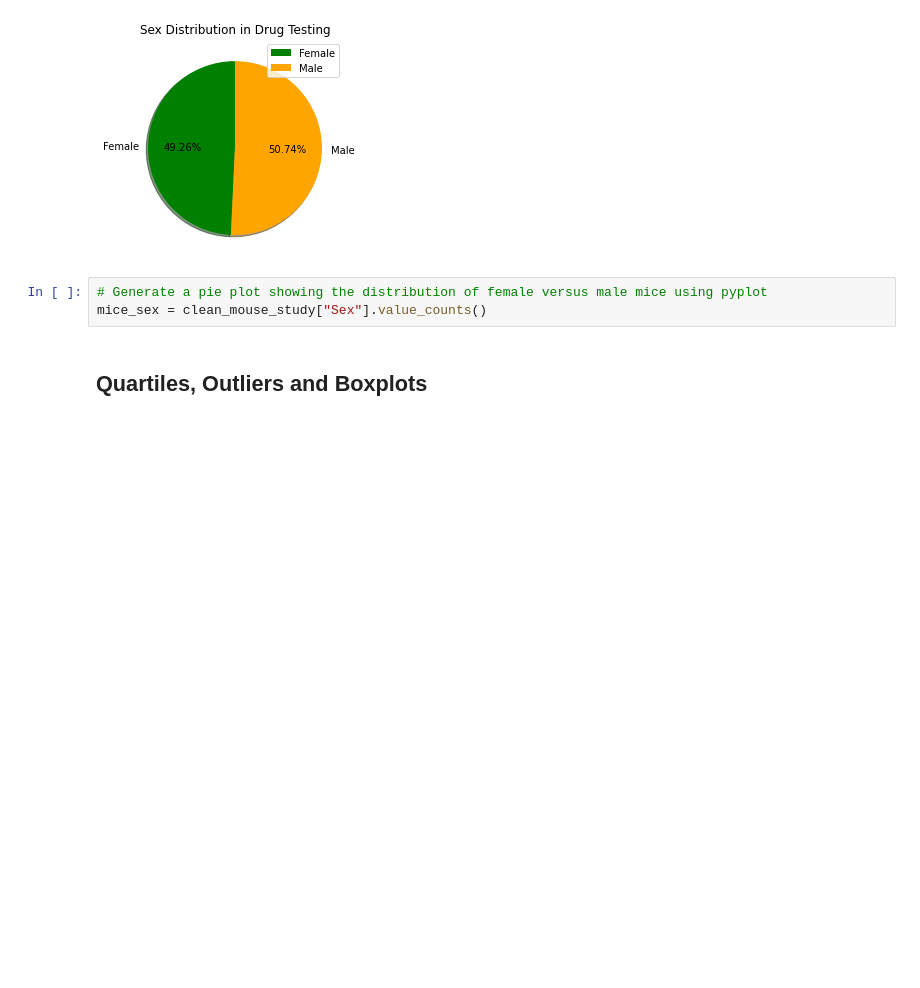
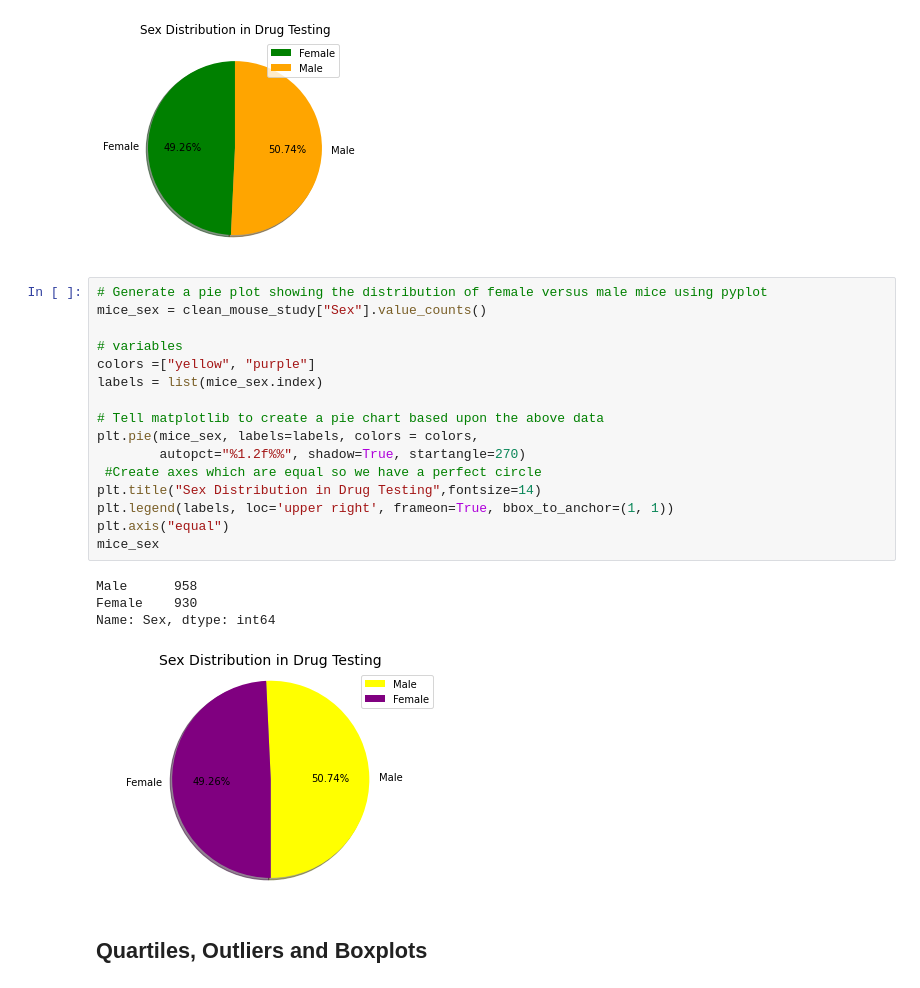
Before and after one commit to gpedicelli/Matplotlib-Challenge, a Jupyter notebook: Pymaceuticals/pymaceuticals_starter.ipynb, the cells around one changed output. Cells and saved outputs as stored; diff of their text form; blank space fills up the shorter version.

Commit message:
Matplotlib-Challenge

```diff
--- a/Pymaceuticals/pymaceuticals_starter.ipynb
+++ b/Pymaceuticals/pymaceuticals_starter.ipynb
@@ -206,9 +206,27 @@ mice_piepd.set_ylabel("")
 # %% [output]
 Text(0, 0.5, '')
 [figure]
-# %%
-# Generate a pie plot showing the distribution of female versus male mice using pyplot
-mice_sex = clean_mouse_study["Sex"].value_counts()
+# %%
+# Generate a pie plot showing the distribution of female versus male mice using pyplot
+mice_sex = clean_mouse_study["Sex"].value_counts()
+
+# variables
+colors =["yellow", "purple"]
+labels = list(mice_sex.index)
+
+# Tell matplotlib to create a pie chart based upon the above data
+plt.pie(mice_sex, labels=labels, colors = colors,
+        autopct="%1.2f%%", shadow=True, startangle=270)
+ #Create axes which are equal so we have a perfect circle
+plt.title("Sex Distribution in Drug Testing",fontsize=14)
+plt.legend(labels, loc='upper right', frameon=True, bbox_to_anchor=(1, 1))
+plt.axis("equal")
+mice_sex
+# %% [output]
+Male      958
+Female    930
+Name: Sex, dtype: int64
+[figure, added]
 # %% [markdown]
 ## Quartiles, Outliers and Boxplots
 # %%
```
Also changed, not shown: parts of 2 cells of this notebook.
